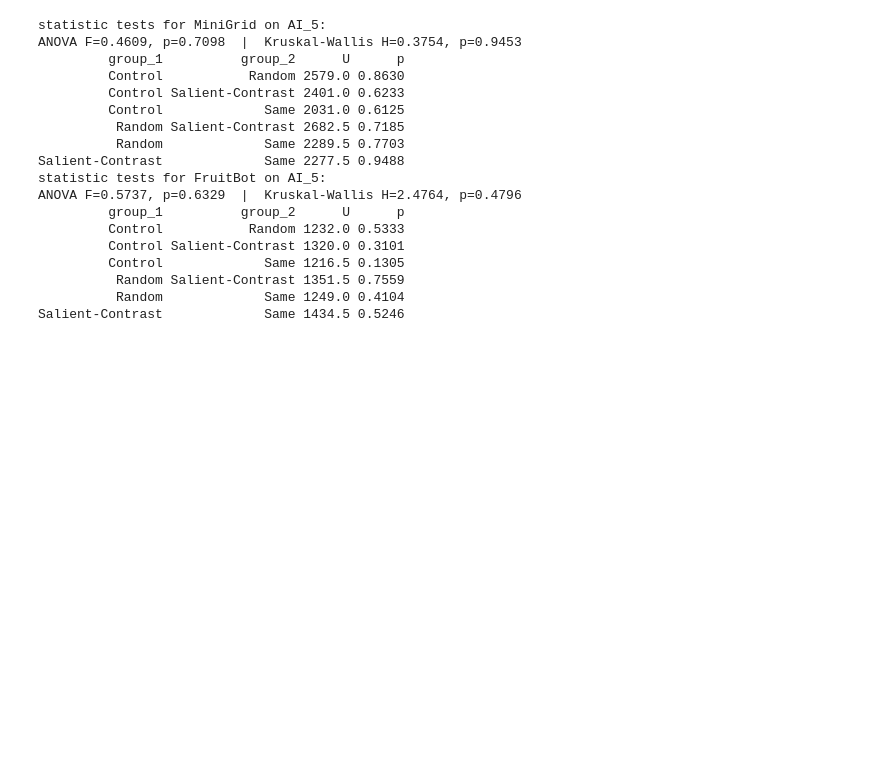
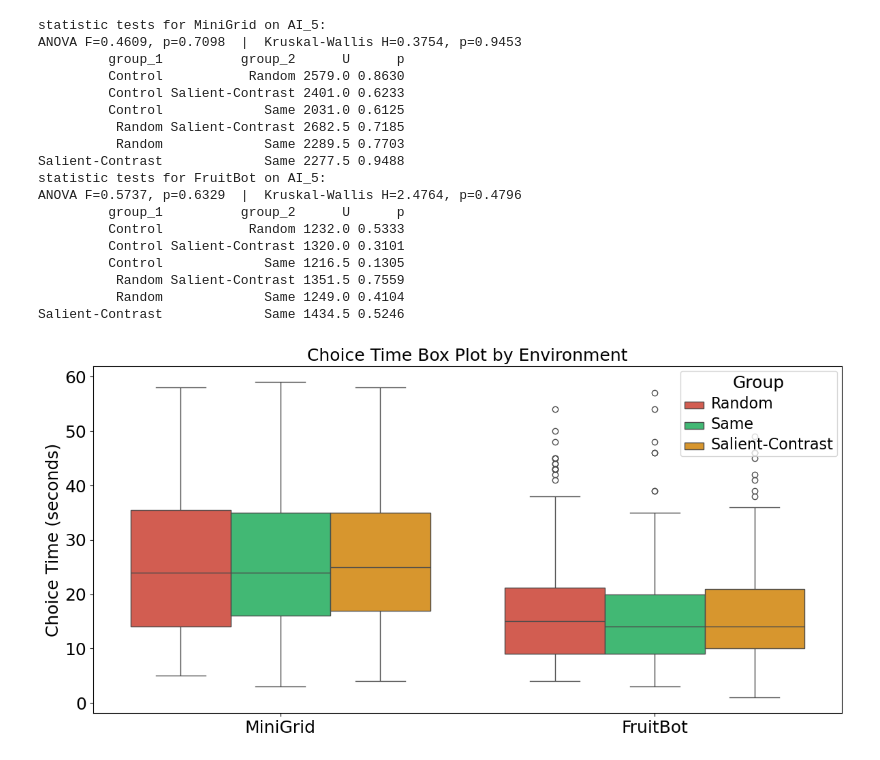
Before and after one commit to matansol/dpu_fruitbot, a Jupyter notebook: experiments/combined_results/combined paper plots.ipynb, the cells around one changed output. Drawn from its saved outputs; the diff is of its cells as text; code cells hidden in the pictures; blank space fills up the shorter version.

```diff
--- a/experiments/combined_results/combined paper plots.ipynb
+++ b/experiments/combined_results/combined paper plots.ipynb
@@ -1412,3 +1390,26 @@ ANOVA F=0.5737, p=0.6329  |  Kruskal-Wallis H=2.4764, p=0.4796
           Random Salient-Contrast 1351.5 0.7559
           Random             Same 1249.0 0.4104
 Salient-Contrast             Same 1434.5 0.5246
+# %%
+plot_df = choices_results[(choices_results['choice_time'] < 60) & (choices_results['choice_time'] > 0)]  # Filter out extreme outliers for better visualization
+if plot_df.empty:
+    print("No valid choice_time data to plot.")
+else:
+    plt.figure(figsize=(12, 6))
+    sns.boxplot(data=plot_df, x='environment', y='choice_time', hue='group_label', palette=colors_palette[1:], hue_order=group_names[1:])
+    plt.xlabel('', fontsize=18)
+    plt.ylabel('Choice Time (seconds)', fontsize=18)
+    plt.title('Choice Time Box Plot by Environment', fontsize=18)
+    plt.xticks(fontsize=18)
+    plt.yticks(fontsize=18)
+    legend = plt.gca().get_legend()
+    if legend is not None:
+        legend.set_title('Group')
+        legend.get_title().set_fontsize(18)
+        for text in legend.get_texts():
+            text.set_fontsize(16)
+        legend.set_loc('upper right')
+    plt.tight_layout()
+    plt.show()
+# %% [output]
+[figure, added]
```
Also changed, not shown: parts of 12 cells of this notebook, 3 other files.
